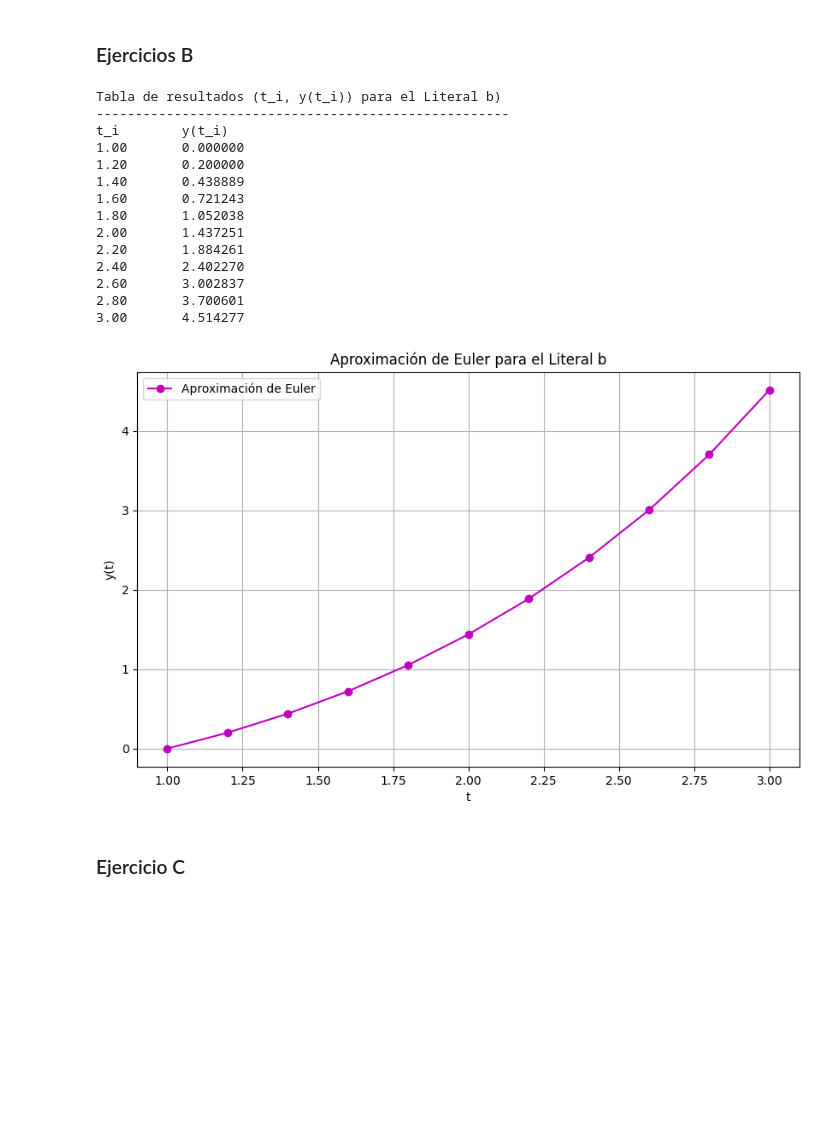
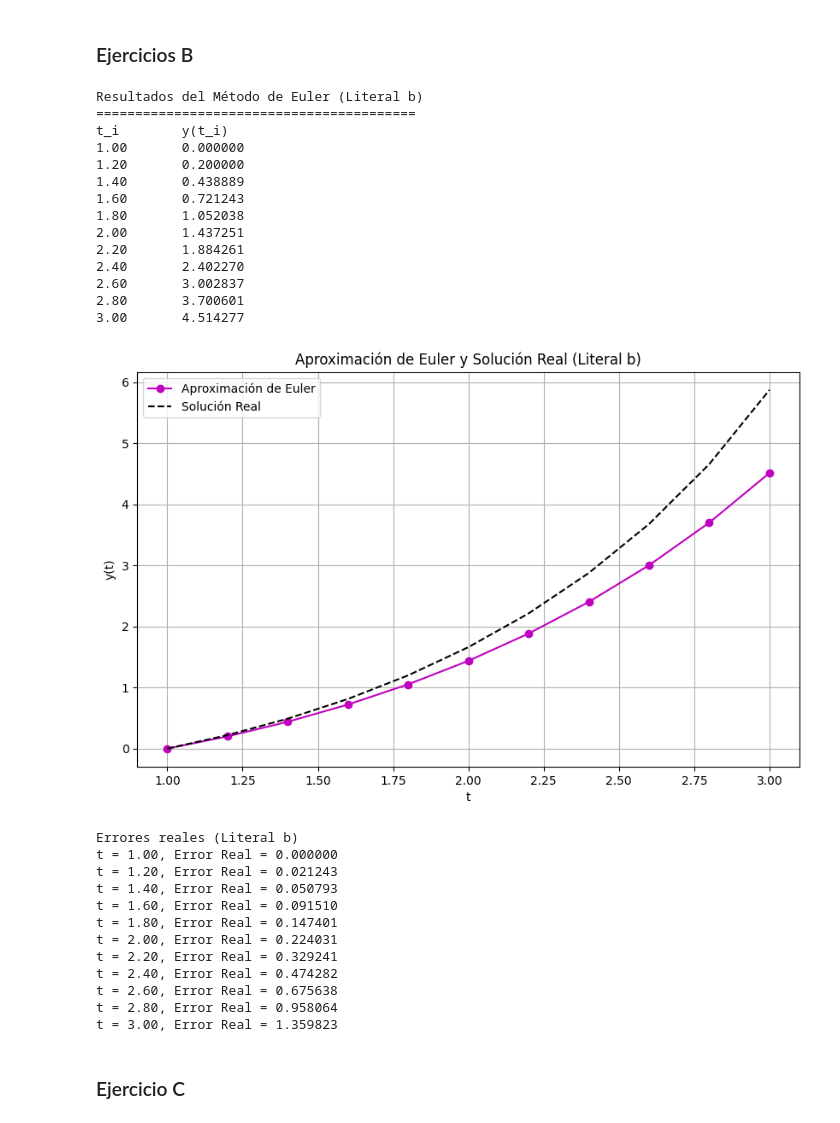
Before and after one commit to LAINE30/MN-Deberes, a Jupyter notebook: Tareas/[Tarea 12].ipynb, the cells around one changed output. Saved outputs shown, nothing was run; the diff lists cells and outputs as text; code cells hidden in the pictures; blank space fills up the shorter version.

```diff
--- a/Tareas/[Tarea 12].ipynb
+++ b/Tareas/[Tarea 12].ipynb
@@ -92,8 +117,8 @@ def ODE_euler(a: float, b: float, f, y_t0: float, N: int):
         y_values.append(y)
 
     # Imprimir la tabla de resultados
-    print("Tabla de resultados (t_i, y(t_i)) para el Literal b)")
-    print("-----------------------------------------------------")
+    print("Resultados del Método de Euler (Literal b)")
+    print("=========================================")
     print(f"{'t_i':<10} {'y(t_i)'}")
     for t, y in zip(t_values, y_values):
         print(f"{t:<10.2f} {y:.6f}")
@@ -112,19 +137,9 @@ h_b = 0.2
 N_b = int((b_b - a_b) / h_b)
 
 ys_b, ts_b, h_b = ODE_euler(a=a_b, b=b_b, f=f_b, y_t0=y_t0_b, N=N_b)
-
-# Graficar los resultados
-plt.figure(figsize=(10, 6))
-plt.plot(ts_b, ys_b, marker='o', linestyle='-', color='m', label='Aproximación de Euler')
-plt.xlabel('t')
-plt.ylabel('y(t)')
-plt.title('Aproximación de Euler para el Literal b')
-plt.legend()
-plt.grid(True)
-plt.show()
 # %% [output]
-Tabla de resultados (t_i, y(t_i)) para el Literal b)
------------------------------------------------------
+Resultados del Método de Euler (Literal b)
+=========================================
 t_i        y(t_i)
 1.00       0.000000
 1.20       0.200000
@@ -137,7 +152,39 @@ t_i        y(t_i)
 2.60       3.002837
 2.80       3.700601
 3.00       4.514277
-[figure, removed]
+# %%
+# Calcular el error real para el literal b
+error_b = [abs(y_real_b(t) - y_approx) for t, y_approx in zip(ts_b, ys_b)]
+
+# Graficar los resultados
+plt.figure(figsize=(10, 6))
+plt.plot(ts_b, ys_b, marker='o', linestyle='-', color='m', label='Aproximación de Euler')
+plt.plot(ts_b, [y_real_b(t) for t in ts_b], linestyle='--', label='Solución Real', color='black')
+plt.xlabel('t')
+plt.ylabel('y(t)')
+plt.title('Aproximación de Euler y Solución Real (Literal b)')
+plt.legend()
+plt.grid(True)
+plt.show()
+
+# Imprimir los errores reales
+print("Errores reales (Literal b)")
+for t, err in zip(ts_b, error_b):
+    print(f"t = {t:.2f}, Error Real = {err:.6f}")
+# %% [output]
+[figure, added]
+Errores reales (Literal b)
+t = 1.00, Error Real = 0.000000
+t = 1.20, Error Real = 0.021243
+t = 1.40, Error Real = 0.050793
+t = 1.60, Error Real = 0.091510
+t = 1.80, Error Real = 0.147401
+t = 2.00, Error Real = 0.224031
+t = 2.20, Error Real = 0.329241
+t = 2.40, Error Real = 0.474282
+t = 2.60, Error Real = 0.675638
+t = 2.80, Error Real = 0.958064
+t = 3.00, Error Real = 1.359823
 # %% [markdown]
 ### Ejercicio C
 # %%
```
Also changed, not shown: parts of 31 cells of this notebook.
